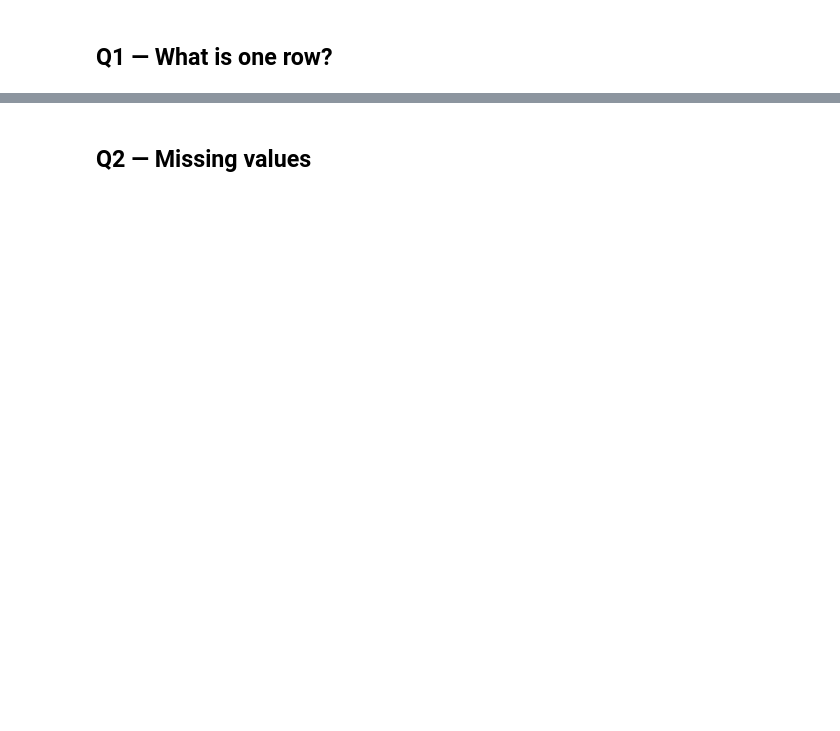
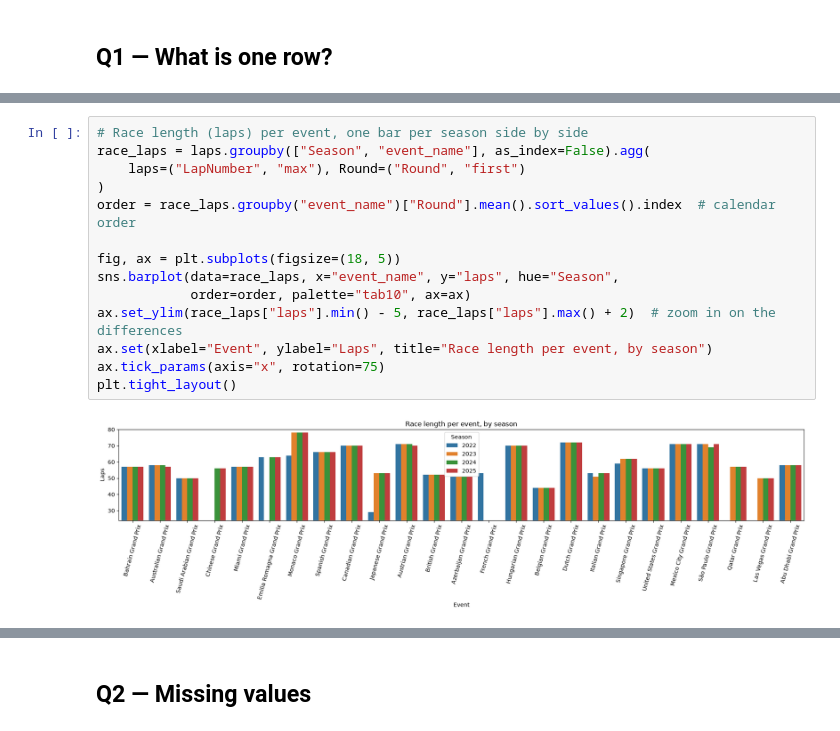
Before and after one commit to yashdive/pitwall-ml, a Jupyter notebook: research/02_raw_race_eda.ipynb, the cells around one changed output, grey strips where cells are left out. Drawn from its saved outputs; the diff is of its cells as text; blank space fills up the shorter version.

```diff
--- a/research/02_raw_race_eda.ipynb
+++ b/research/02_raw_race_eda.ipynb
@@ -133,0 +191,16 @@ laps.groupby(["Season", "Round", "event_name"])["LapNumber"].max().head(10)
+# %%
+# Race length (laps) per event, one bar per season side by side
+race_laps = laps.groupby(["Season", "event_name"], as_index=False).agg(
+    laps=("LapNumber", "max"), Round=("Round", "first")
+)
+order = race_laps.groupby("event_name")["Round"].mean().sort_values().index  # calendar order
+
+fig, ax = plt.subplots(figsize=(18, 5))
+sns.barplot(data=race_laps, x="event_name", y="laps", hue="Season",
+            order=order, palette="tab10", ax=ax)
+ax.set_ylim(race_laps["laps"].min() - 5, race_laps["laps"].max() + 2)  # zoom in on the differences
+ax.set(xlabel="Event", ylabel="Laps", title="Race length per event, by season")
+ax.tick_params(axis="x", rotation=75)
+plt.tight_layout()
+# %% [output]
+[figure, added]
```
Also changed, not shown: parts of 57 cells of this notebook, 6 other files.
